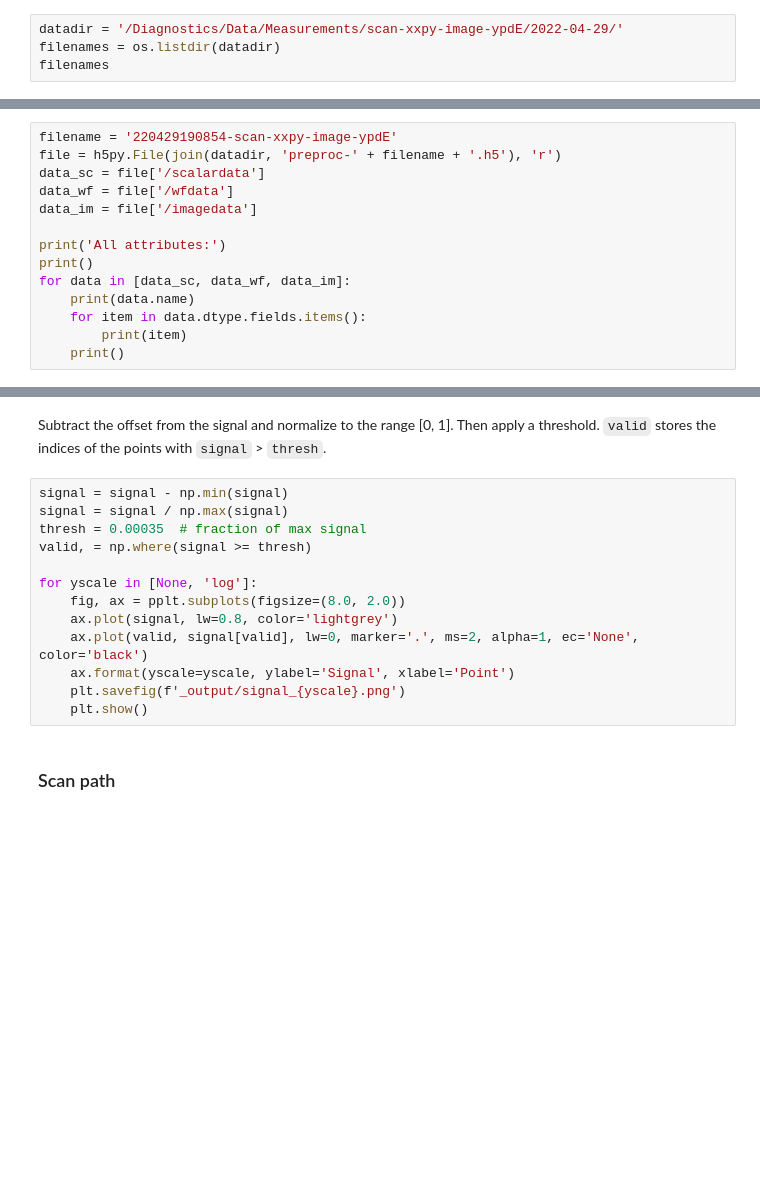
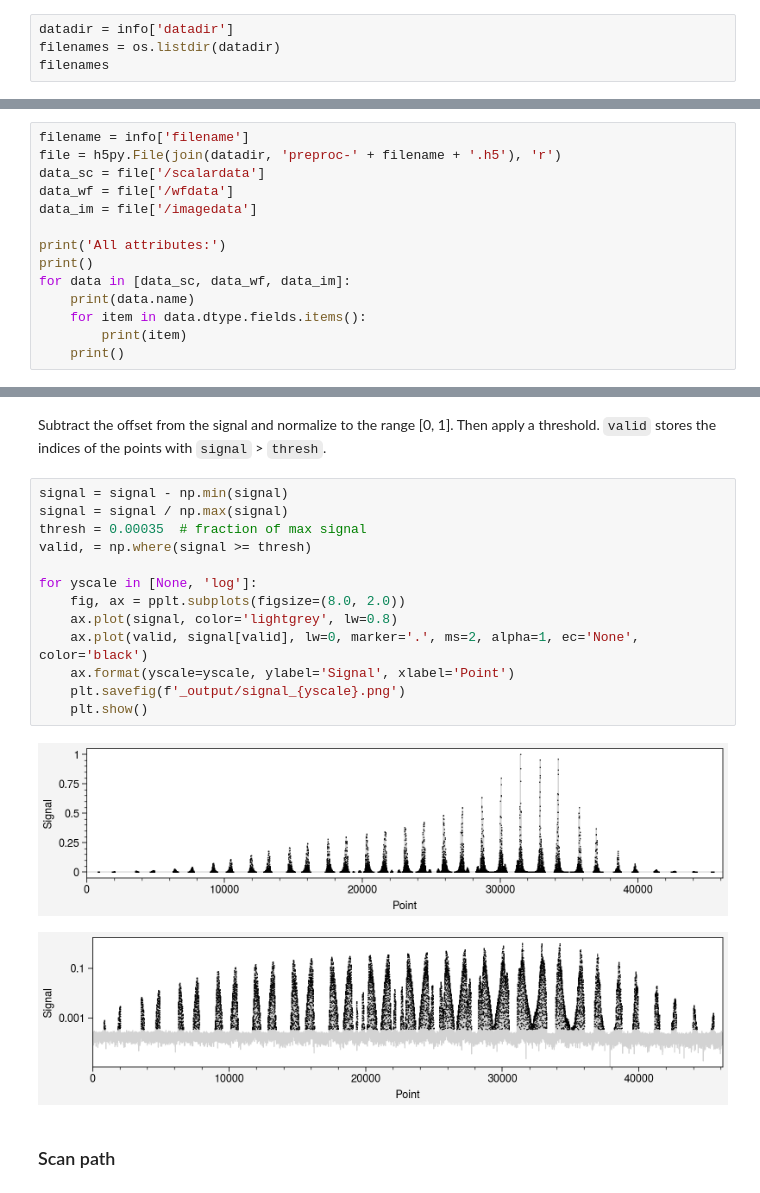
Before and after one commit to austin-hoover/analysis-sns-btf, a Jupyter notebook: scan3d/scan-xxpy-image-ypdE/scan-xxpy-image-ypdE_step1.ipynb, the cells around one changed output, grey strips where cells are left out. Drawn from its saved outputs; the diff is of its cells as text; blank space fills up the shorter version.

```diff
--- a/scan3d/scan-xxpy-image-ypdE/scan-xxpy-image-ypdE_step1.ipynb
+++ b/scan3d/scan-xxpy-image-ypdE/scan-xxpy-image-ypdE_step1.ipynb
@@ -52,4 +70,4 @@ info
 # %%
-datadir = '/Diagnostics/Data/Measurements/scan-xxpy-image-ypdE/2022-04-29/'
+datadir = info['datadir']
 filenames = os.listdir(datadir)
 filenames
@@ -56,5 +82,5 @@ filenames
 # %%
-filename = '220429190854-scan-xxpy-image-ypdE'
+filename = info['filename']
 file = h5py.File(join(datadir, 'preproc-' + filename + '.h5'), 'r')
 data_sc = file['/scalardata']
 data_wf = file['/wfdata']
@@ -94,16 +147,19 @@ Subtract the offset from the signal and normalize to the range [0, 1]. Then appl
 # %%
 signal = signal - np.min(signal)
 signal = signal / np.max(signal)
 thresh = 0.00035  # fraction of max signal
 valid, = np.where(signal >= thresh)
 
 for yscale in [None, 'log']:
     fig, ax = pplt.subplots(figsize=(8.0, 2.0))
-    ax.plot(signal, lw=0.8, color='lightgrey')
+    ax.plot(signal, color='lightgrey', lw=0.8)
     ax.plot(valid, signal[valid], lw=0, marker='.', ms=2, alpha=1, ec='None', color='black')
     ax.format(yscale=yscale, ylabel='Signal', xlabel='Point')
     plt.savefig(f'_output/signal_{yscale}.png')
     plt.show()
+# %% [output]
+[figure, added]
+[figure, added]
 # %% [markdown]
 ### Scan path
 # %% [markdown]
```
Also changed, not shown: parts of 47 cells of this notebook, 6 other files.
